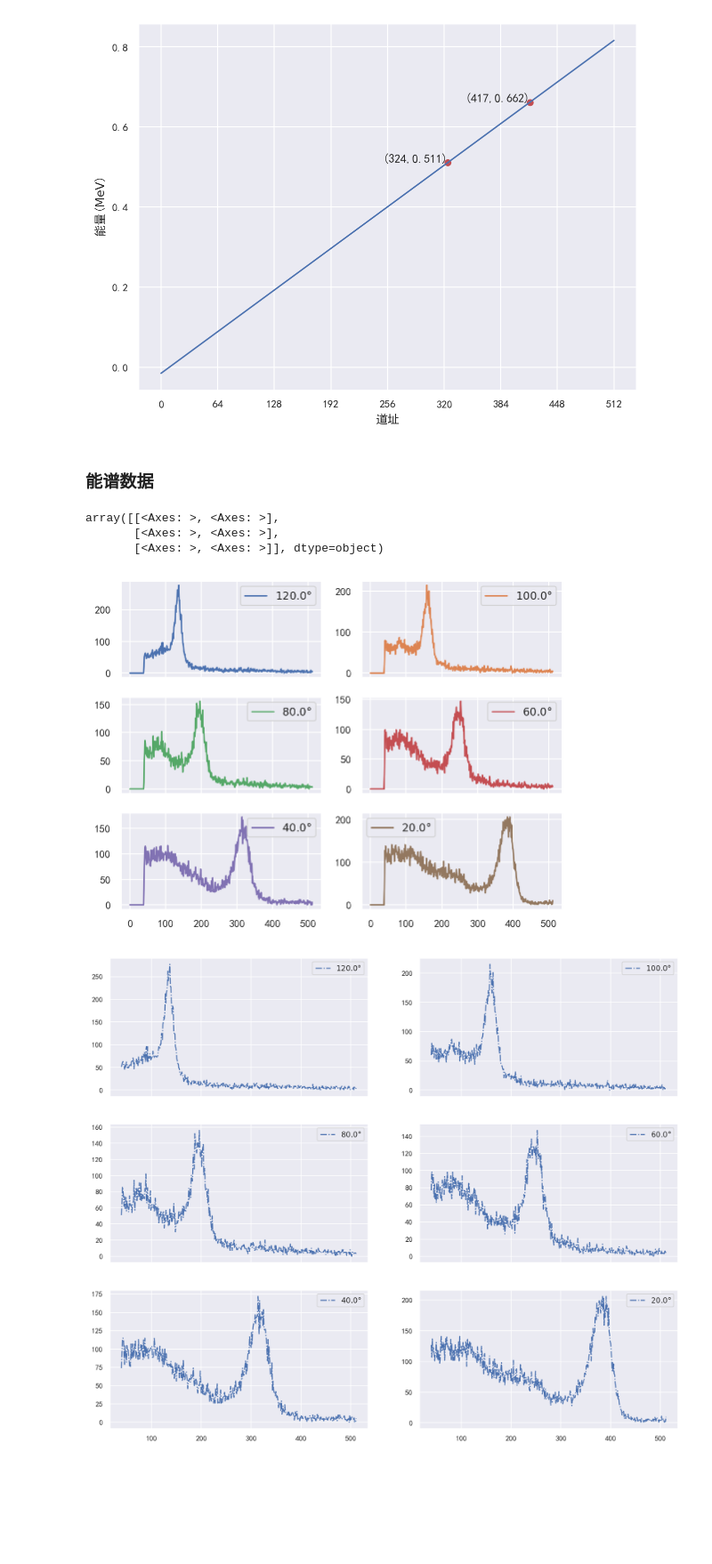
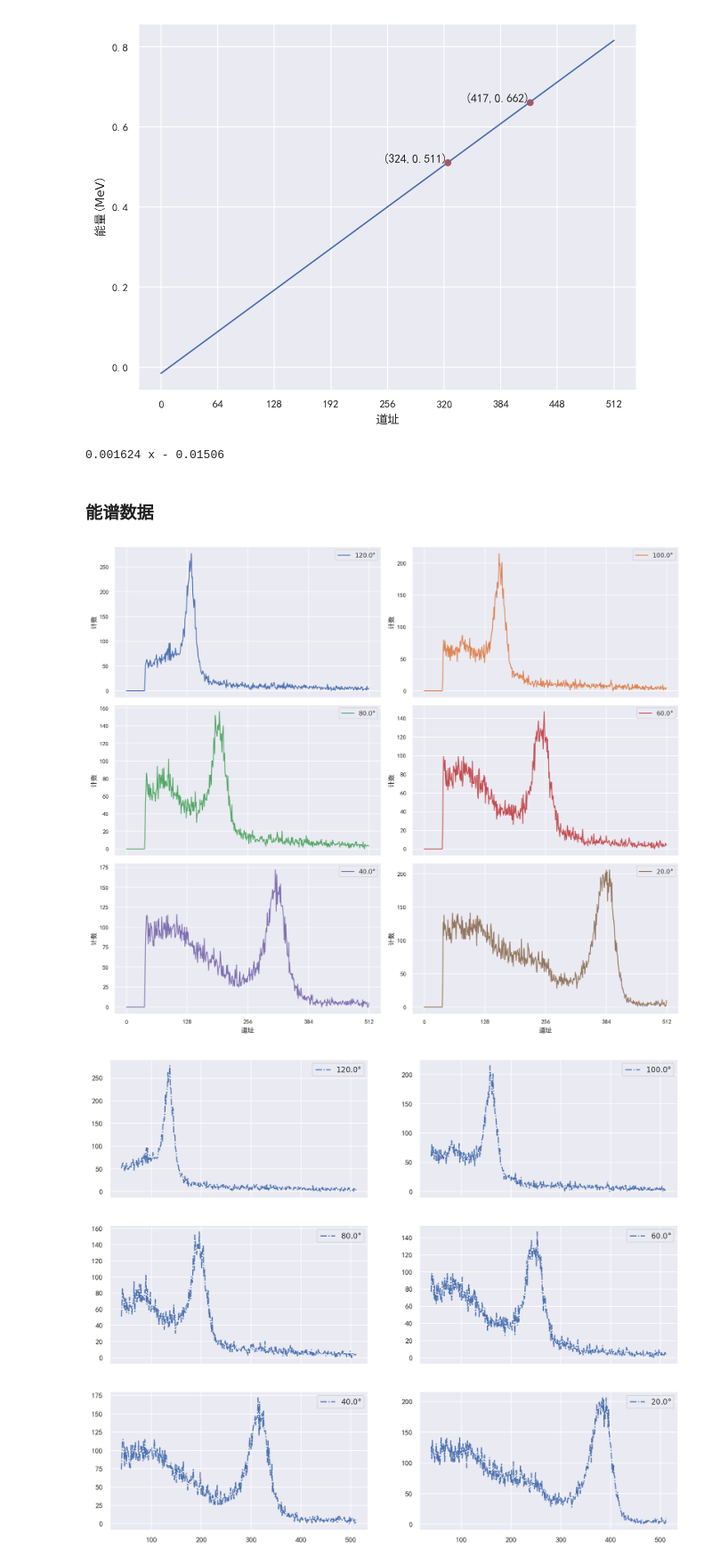
Before and after one commit to Xuanyiyiren/Fundamental-Laboratory-Experiment-in-Nuclear-Electronics-II, a Jupyter notebook: Experiment-3/data_ana.ipynb, the cells around one changed output. Shown at 89% size. Drawn from its saved outputs; the diff is of its cells as text; code cells hidden in the pictures; blank space fills up the shorter version.

```diff
--- a/Experiment-3/data_ana.ipynb
+++ b/Experiment-3/data_ana.ipynb
@@ -62,13 +61,17 @@ ax[0].scatter(eta_data['E(MeV)'],eta_data['eta(*1e4)'].apply(lambda x:x*1e-4),
 ax[0].plot(ene_plot,ene_to_eta(ene_plot),
            c = 'b',label = '源探测效率曲线')
 ax[0].ticklabel_format(style='sci', axis='y', scilimits=(0,0))
+ax[0].set_xlabel(r'入射光子能量（$\mathrm{MeV}$）')
+ax[0].set_ylabel(r'探测效率')
 ax[0].legend()
 ax[1].scatter(R_data['E(MeV)'],R_data['R'],
               c='r',label = '峰总比')
 ax[1].plot(ene_plot,ene_to_R(ene_plot),
            c='b',label = '峰总比曲线')
+ax[1].set_xlabel(r'入射光子能量（$\mathrm{MeV}$）')
+ax[1].set_ylabel(r'峰总比')
 ax[1].legend()
-fig.suptitle('探测效率插值曲线（三次样条插值）')
+# fig.suptitle('探测效率插值曲线（三次样条插值）')
 fig.tight_layout()
 fig.savefig(path+'efficience_interplo.pdf')
 # %% [output]
@@ -116,5 +129,6 @@ array([<Axes: >, <Axes: >], dtype=object)
 drop1 = 90
 datas_Energy_scale = datas_Energy_scale.drop(np.arange(0,drop1,1))
 axes = datas_Energy_scale.plot(subplots=True,color='b',style='-.')
+axes[1].set_xticks(np.linspace(0,512,9))
 fig = axes[0].get_figure()
 # %% [output]
@@ -216,17 +268,30 @@ plt.savefig(path+'calibration.pdf')
 plt.show()
 # %% [output]
 [figure]
+# %%
+print(dao_to_Ene)
+# %% [output]
+0.001624 x - 0.01506
 # %% [markdown]
 ### 能谱数据
 # %%
 datas_Full_Energy=pd.DataFrame(dict(zip([fr'${i}\degree$' for i in np.linspace(120,20,6)],
                                          _datas_Full_Energy)))
-datas_Full_Energy.plot(subplots=True,layout=[3,2])
+axes = datas_Full_Energy.plot(subplots=True,figsize=(12,10),layout=[3,2])
+axes = axes.flatten()
+axes[0].set_xticks(np.linspace(0,512,5))
+for ax in axes:
+    ax.set_ylabel('计数')
+
+
+axes[-1].set_xlabel('道址')
+axes[-2].set_xlabel('道址')
+fig = axes[0].get_figure()
+fig.tight_layout()
+fig.savefig(path+'crs_origin.pdf')
+None
 # %% [output]
-array([[<Axes: >, <Axes: >],
-       [<Axes: >, <Axes: >],
-       [<Axes: >, <Axes: >]], dtype=object)
-[figure, old version]
+[figure, new version]
 # %%
 drop2 = 40
 datas_Full_Energy = datas_Full_Energy.drop([i for i in range(drop2)])
```
Also changed, not shown: parts of 26 cells of this notebook, 11 other files.
